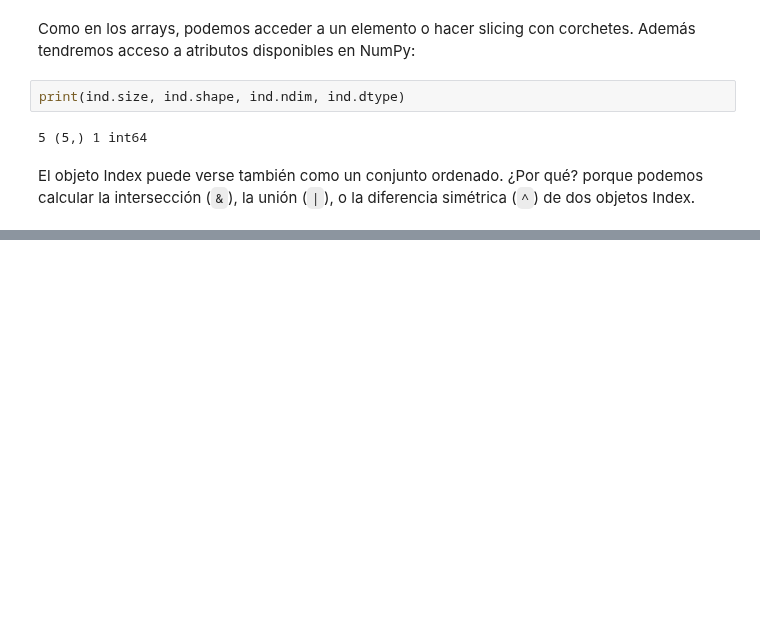
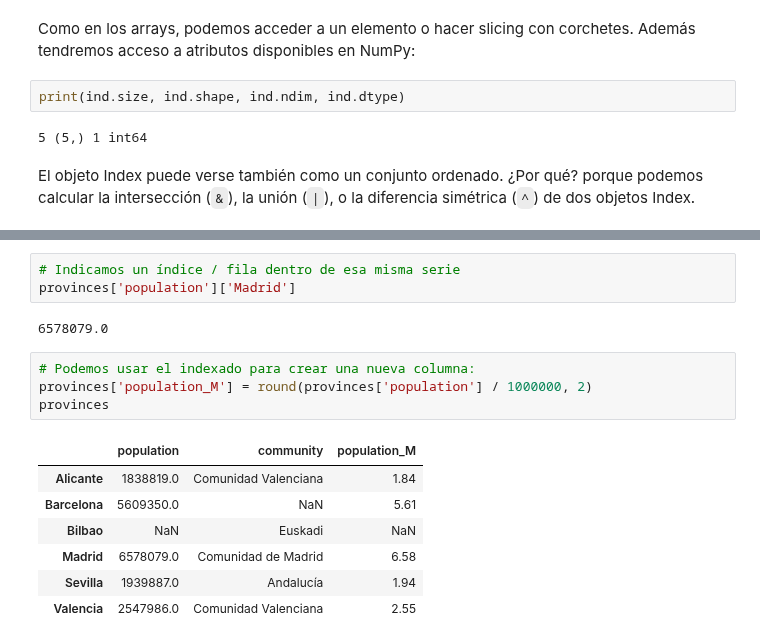
Before and after one commit to pyjaime/python3-101, a Jupyter notebook: python3_pandas_es.ipynb, the cells around one changed output, grey strips where cells are left out. Drawn from its saved outputs; the diff is of its cells as text; blank space fills up the shorter version.

```diff
--- a/python3_pandas_es.ipynb
+++ b/python3_pandas_es.ipynb
@@ -192,0 +291,17 @@ El objeto Index puede verse también como un conjunto ordenado. ¿Por qué? porq
+# %%
+# Indicamos un índice / fila dentro de esa misma serie
+provinces['population']['Madrid']
+# %% [output]
+6578079.0
+# %%
+# Podemos usar el indexado para crear una nueva columna:
+provinces['population_M'] = round(provinces['population'] / 1000000, 2)
+provinces
+# %% [output]
+|  | population | community | population_M |
+| Alicante | 1838819.0 | Comunidad Valenciana | 1.84 |
+| Barcelona | 5609350.0 | NaN | 5.61 |
+| Bilbao | NaN | Euskadi | NaN |
+| Madrid | 6578079.0 | Comunidad de Madrid | 6.58 |
+| Sevilla | 1939887.0 | Andalucía | 1.94 |
+| Valencia | 2547986.0 | Comunidad Valenciana | 2.55 |
```
Also changed, not shown: parts of 46 cells of this notebook.
